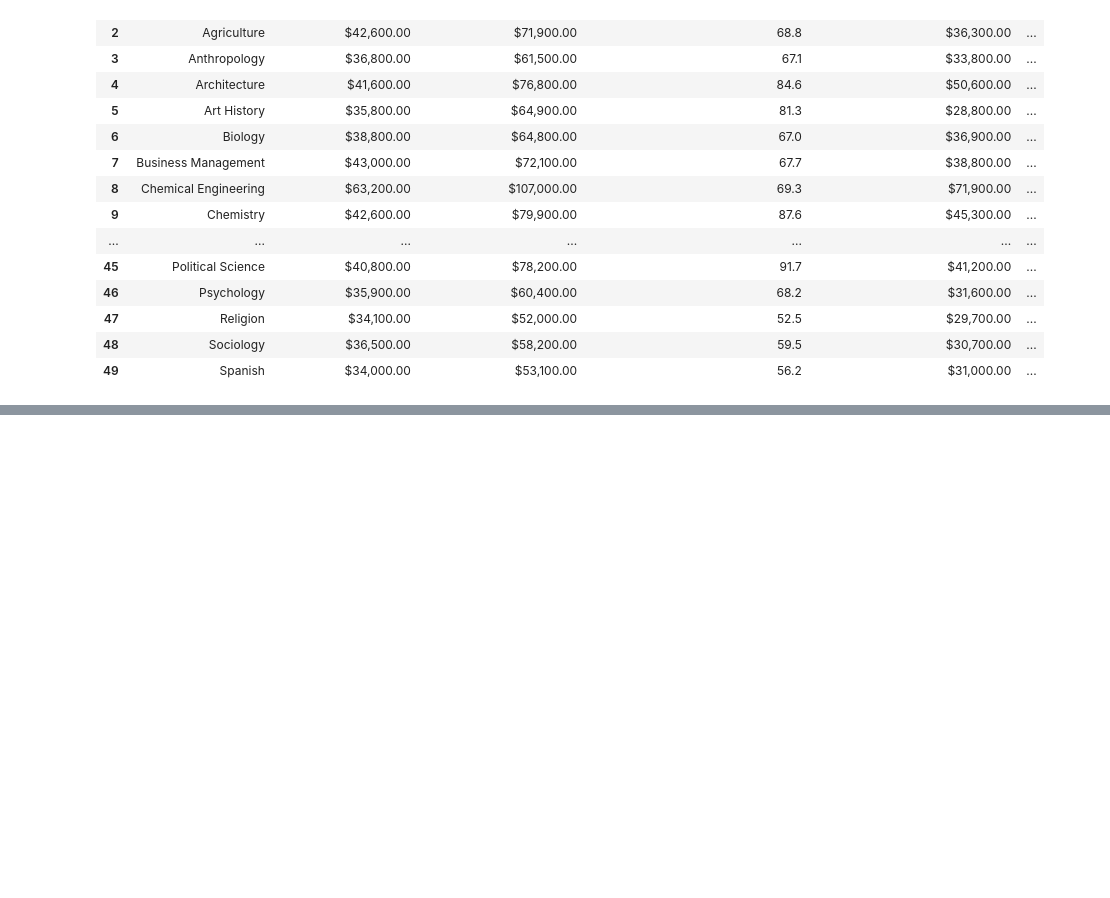
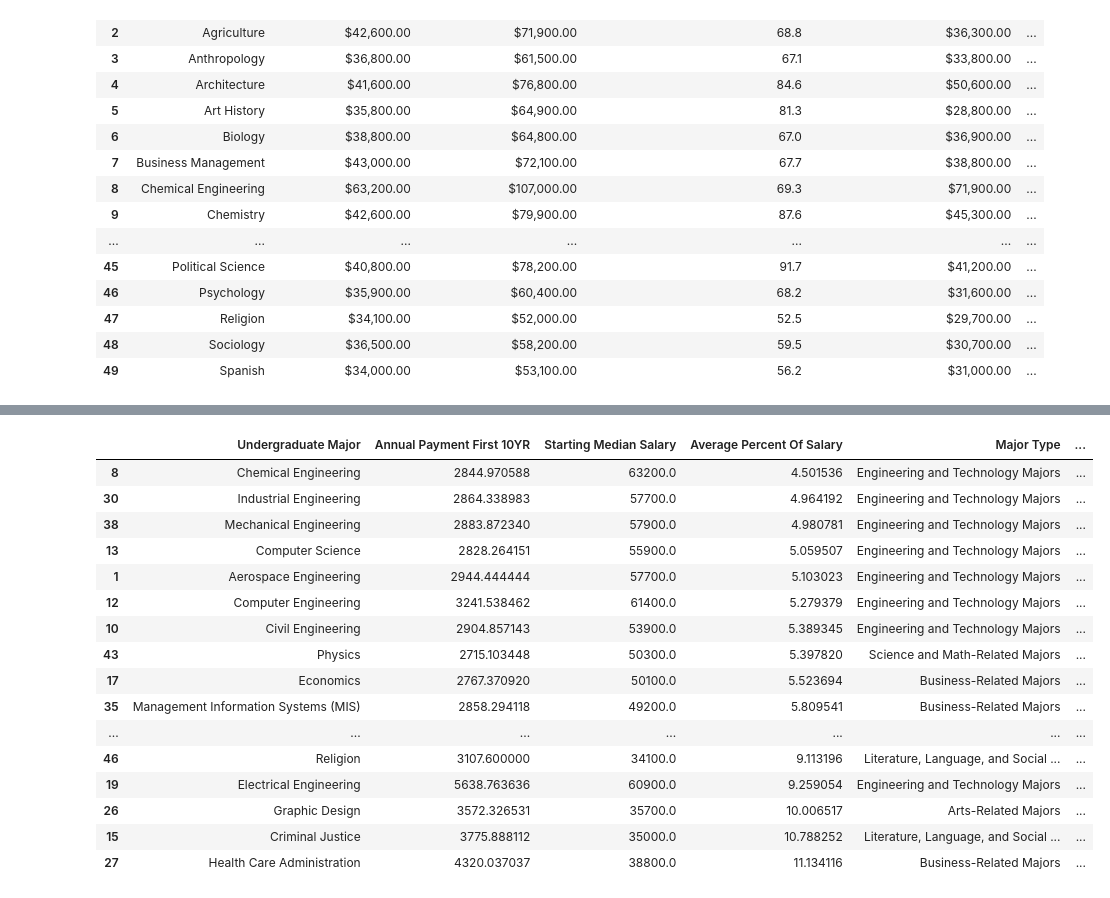
Before and after one commit to bilykdo/cs612TeamProject, a Jupyter notebook: data_analysis/bachelor_degree_debts_earning_analysis.ipynb, the cells around one changed output, grey strips where cells are left out. Cells and saved outputs as stored; diff of their text form; code cells hidden in the pictures; blank space fills up the shorter version.

Commit message:
Added Data Visualization

```diff
--- a/data_analysis/bachelor_degree_debts_earning_analysis.ipynb
+++ b/data_analysis/bachelor_degree_debts_earning_analysis.ipynb
@@ -241,6 +240,9 @@ outputData = outputData.rename(columns={
     'P_CIPDESC':'Undergraduate Major',
     'P_DEBTPAYMENT10YR':'Annual Payment First 10YR'})
 
+outputData['Starting Median Salary'] = outputData['Starting Median Salary'].replace('[\$,]', '', regex=True).astype(float)
+
+# Undergraduate Major with the lowest payment of your salary will appear on top the list
+# the top items are considered majors with highest rate of return on your education investments
 outputData = outputData.sort_values(by='Average Percent Of Salary')
-outputData
-# debtPaymentsByMajor.to_csv('bachelor_degree_analysis_sortedByDebtPayment10YRByMajor.csv')
+outputData.to_csv('bachelor_degree_resultOfInvestmentReturnBasedOnMajor.csv')
@@ -264,0 +367,43 @@ outputData
+# %%
+# Assumptions
+# Average S&P return for a year is 9.8%
+# Calculation doesn't account for pay increases, inflation, employer matches.
+# The person starting to contribute for retirement at the age of 25.  Average percentage of that salary should be 15% based on Fidelity data(https://www.fidelity.com/viewpoints/retirement/how-much-money-should-I-save)
+
+# 10 years of contributing 15% of the salary reduced by education payment
+# when person graduated and can invest 15% of the salary to the retiment account but education debts reducing contributed amount
+
+# Variables
+percentOfSalary = 15
+returnOfStandardAndPoorsInvestment = 9.8
+
+outputData['Available Investments'] = (outputData['Starting Median Salary']/100) * (percentOfSalary - outputData['Average Percent Of Salary'])
+outputData['Retirement Savings In 10 Years'] = outputData['Available Investments']
+
+
+for i in range(1, 11):
+    runningGrowthForYear = outputData['Retirement Savings In 10 Years'] / 100 * returnOfStandardAndPoorsInvestment
+    outputData['Retirement Savings In 10 Years'] = outputData['Retirement Savings In 10 Years'] + runningGrowthForYear
+    outputData[str(i)] = outputData['Retirement Savings In 10 Years']
+
+outputData.to_csv('bachelor_degree_resultOfInvestmentReturnBasedOnMajorByType.csv')
+
+outputData
+# %% [output]
+|  | Undergraduate Major | Annual Payment First 10YR | Starting Median Salary | Average Percent Of Salary | Major Type | ... |
+| 8 | Chemical Engineering | 2844.970588 | 63200.0 | 4.501536 | Engineering and Technology Majors | ... |
+| 30 | Industrial Engineering | 2864.338983 | 57700.0 | 4.964192 | Engineering and Technology Majors | ... |
+| 38 | Mechanical Engineering | 2883.872340 | 57900.0 | 4.980781 | Engineering and Technology Majors | ... |
+| 13 | Computer Science | 2828.264151 | 55900.0 | 5.059507 | Engineering and Technology Majors | ... |
+| 1 | Aerospace Engineering | 2944.444444 | 57700.0 | 5.103023 | Engineering and Technology Majors | ... |
+| 12 | Computer Engineering | 3241.538462 | 61400.0 | 5.279379 | Engineering and Technology Majors | ... |
+| 10 | Civil Engineering | 2904.857143 | 53900.0 | 5.389345 | Engineering and Technology Majors | ... |
+| 43 | Physics | 2715.103448 | 50300.0 | 5.397820 | Science and Math-Related Majors | ... |
+| 17 | Economics | 2767.370920 | 50100.0 | 5.523694 | Business-Related Majors | ... |
+| 35 | Management Information Systems (MIS) | 2858.294118 | 49200.0 | 5.809541 | Business-Related Majors | ... |
+| ... | ... | ... | ... | ... | ... | ... |
+| 46 | Religion | 3107.600000 | 34100.0 | 9.113196 | Literature, Language, and Social ... | ... |
+| 19 | Electrical Engineering | 5638.763636 | 60900.0 | 9.259054 | Engineering and Technology Majors | ... |
+| 26 | Graphic Design | 3572.326531 | 35700.0 | 10.006517 | Arts-Related Majors | ... |
+| 15 | Criminal Justice | 3775.888112 | 35000.0 | 10.788252 | Literature, Language, and Social ... | ... |
+| 27 | Health Care Administration | 4320.037037 | 38800.0 | 11.134116 | Business-Related Majors | ... |
```
Also changed, not shown: parts of 7 cells of this notebook, 4 other files.
